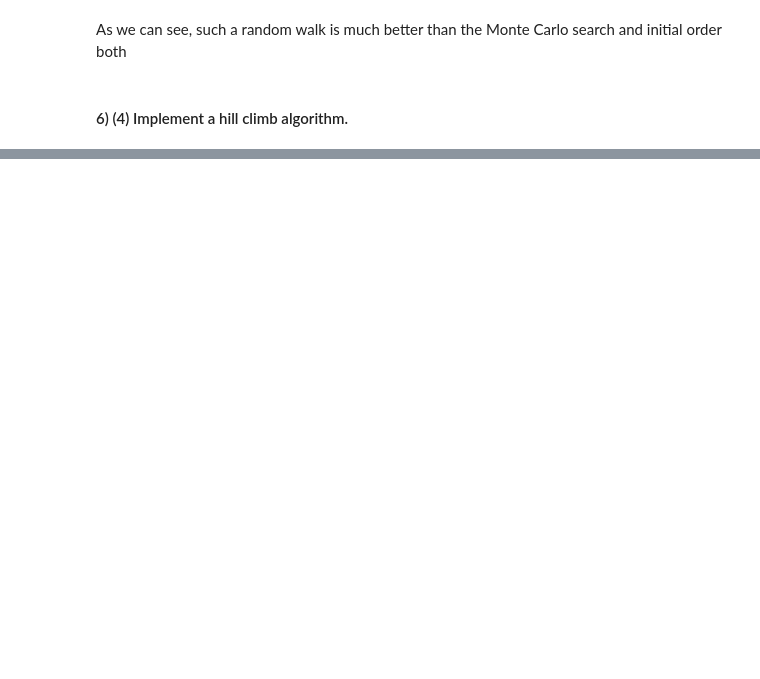
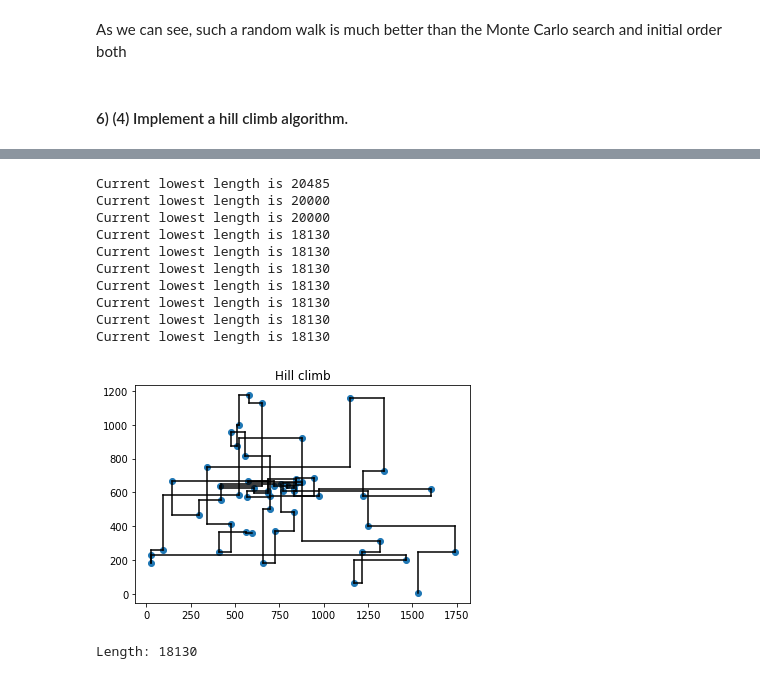
Before and after one commit to Igor-Tukh/machine-learning-hse, a Jupyter notebook: hw04/hw04.ipynb, the cells around one changed output, grey strips where cells are left out. Drawn from its saved outputs; the diff is of its cells as text; code cells hidden in the pictures; blank space fills up the shorter version.

Commit message:
hw04: second part done

```diff
--- a/hw04/hw04.ipynb
+++ b/hw04/hw04.ipynb
@@ -154,0 +163,45 @@ task6()
+# %%
+def get_neighbour_permutations(permutation):
+    n = permutation.shape[0]
+    pairs_to_swap = [(first, second) for first in range(n) for second in range(n) if first != second]
+    permutations = []
+    for first, second in pairs_to_swap:
+        new_perm = permutation.copy()
+        new_perm[first], new_perm[second] = new_perm[second], new_perm[first]
+        permutations.append(new_perm)
+    return np.array(permutations)
+
+def get_hill_climb_route(points, iterations_amount=10, inner_iterations_amount=10):
+    n = points.shape[0]
+    best_perm = np.random.permutation(n)
+    best_score = get_route_length(points, best_perm)
+    for _ in tqdm(range(iterations_amount)):
+        perm = np.random.permutation(n)
+        perm_score = get_route_length(points, perm)
+        for _ in range(inner_iterations_amount):
+            next_perms = get_neighbour_permutations(perm)
+            best_next_perm = None
+            best_next_perm_score = 0
+            for next_perm in next_perms:
+                score = get_route_length(points, next_perm)
+                if best_next_perm is None or best_next_perm_score > score:
+                    best_next_perm_score = score
+                    best_next_perm = next_perm
+            if best_next_perm_score < perm_score:
+                perm = best_next_perm
+                perm_score = best_next_perm_score
+            else:
+                break
+        if perm_score < best_score:
+            best_score = perm_score
+            best_perm = perm
+        print('Current lowest length is {}'.format(best_score))
+    return best_perm, best_score
+# %%
+def task6():
+    X = prepare_points()
+    route, length = get_hill_climb_route(X)
+    plot_route(X, route, 'Hill climb')
+    print('Length: {}'.format(length))
+task6()
+# %% [output]
@@ -154,0 +209,12 @@ task6()
+Current lowest length is 20485
+Current lowest length is 20000
+Current lowest length is 20000
+Current lowest length is 18130
+Current lowest length is 18130
+Current lowest length is 18130
+Current lowest length is 18130
+Current lowest length is 18130
+Current lowest length is 18130
+Current lowest length is 18130
+[figure, added]
+Length: 18130
```
Also changed, not shown: parts of 15 cells of this notebook.
